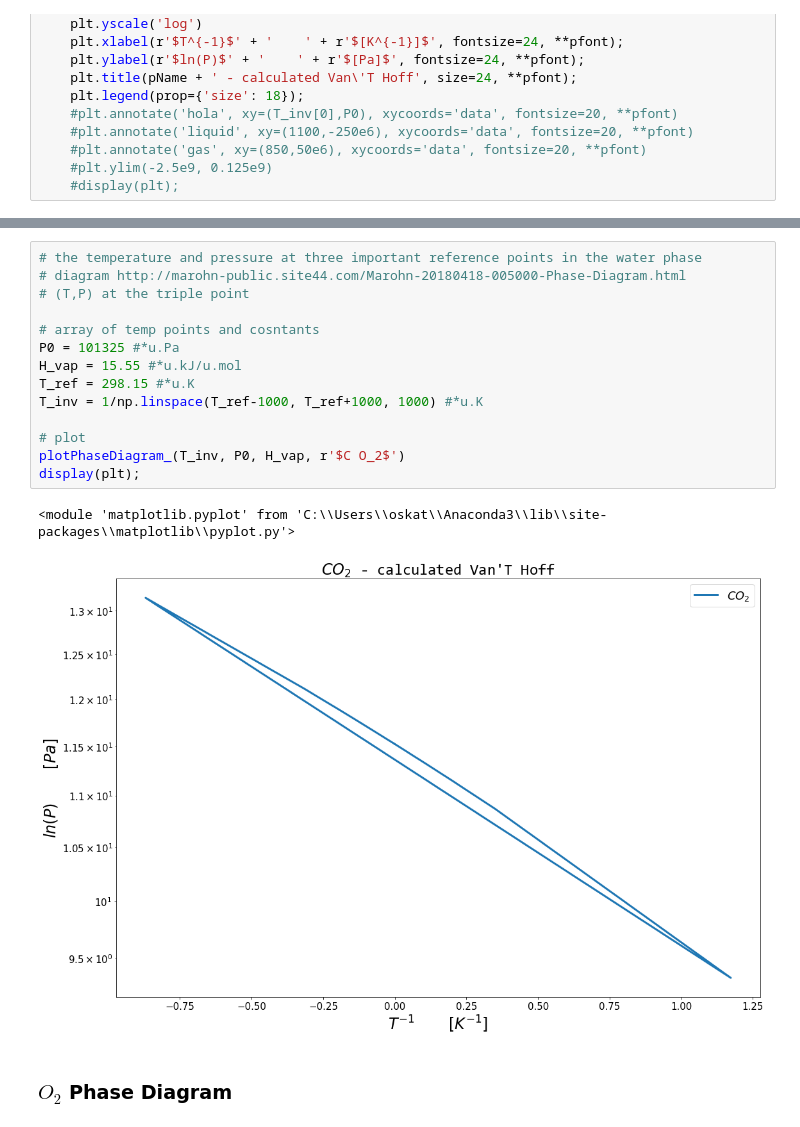
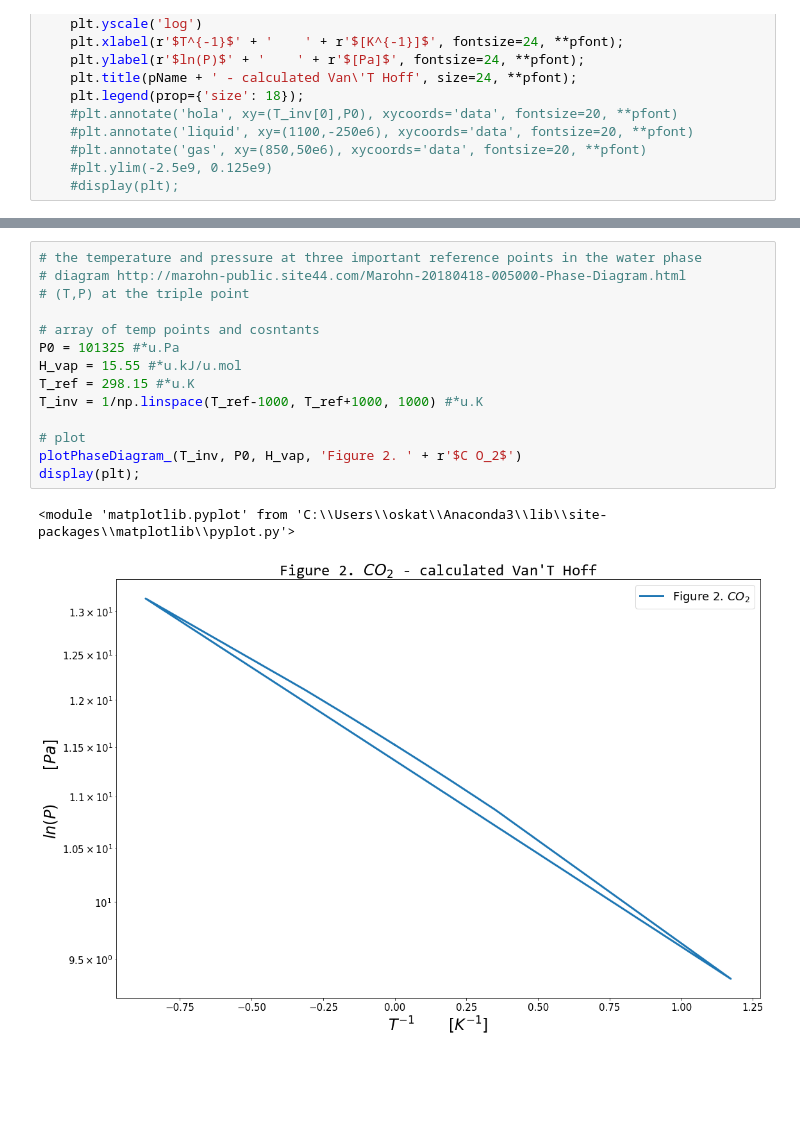
Before and after one commit to KiraSensei13/MNT_ITESM_courses, a Jupyter notebook: 2.2.ThermodynamicsOfMaterials/thermo_Hwk07/A01212611_thermo_Hwk07.ipynb, the cells around one changed output, grey strips where cells are left out. Saved outputs shown, nothing was run; the diff lists cells and outputs as text; blank space fills up the shorter version.

```diff
--- a/2.2.ThermodynamicsOfMaterials/thermo_Hwk07/A01212611_thermo_Hwk07.ipynb
+++ b/2.2.ThermodynamicsOfMaterials/thermo_Hwk07/A01212611_thermo_Hwk07.ipynb
@@ -371,19 +381,17 @@ def plotPhaseDiagram_(T_inv, P0, H, pName):
 # %%
 # the temperature and pressure at three important reference points in the water phase
 # diagram http://marohn-public.site44.com/Marohn-20180418-005000-Phase-Diagram.html
 # (T,P) at the triple point
 
 # array of temp points and cosntants
 P0 = 101325 #*u.Pa
 H_vap = 15.55 #*u.kJ/u.mol
 T_ref = 298.15 #*u.K
 T_inv = 1/np.linspace(T_ref-1000, T_ref+1000, 1000) #*u.K
 
 # plot
-plotPhaseDiagram_(T_inv, P0, H_vap, r'$C O_2$')
+plotPhaseDiagram_(T_inv, P0, H_vap, 'Figure 2. ' + r'$C O_2$')
 display(plt);
 # %% [output]
 <module 'matplotlib.pyplot' from 'C:\\Users\\oskat\\Anaconda3\\lib\\site-packages\\matplotlib\\pyplot.py'>
-[figure, old version]
+[figure, new version]
-# %% [markdown]
-### $O_2$ Phase Diagram
```
Also changed, not shown: parts of 16 cells of this notebook.
